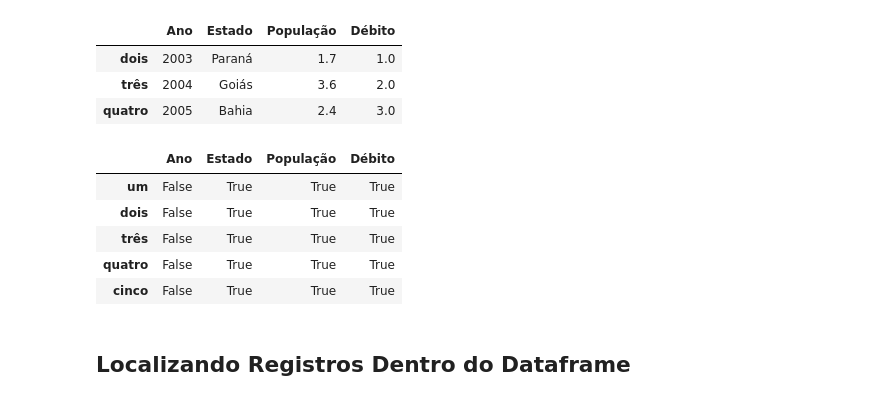
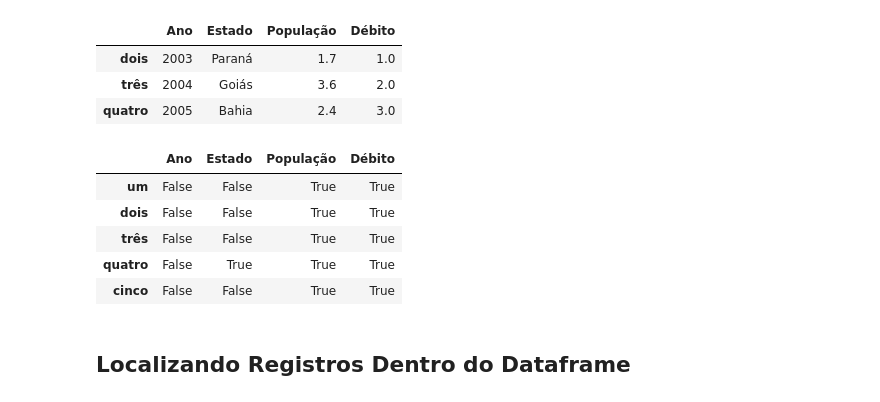
Before and after one commit to alcirmagalhaes/PythonFundamentos, a Jupyter notebook: Cap08/Notebooks/DSA-Python-Cap08-02-Pandas.ipynb, the cells around one changed output. Drawn from its saved outputs; the diff is of its cells as text; code cells hidden in the pictures.

```diff
--- a/Cap08/Notebooks/DSA-Python-Cap08-02-Pandas.ipynb
+++ b/Cap08/Notebooks/DSA-Python-Cap08-02-Pandas.ipynb
@@ -318,14 +318,14 @@ frame2['dois':'quatro']
 | três | 2004 | Goiás | 3.6 | 2.0 |
 | quatro | 2005 | Bahia | 2.4 | 3.0 |
 # %%
-frame2 < 5
+frame2.lt([5,'Ga',5,5])
 # %% [output]
 |  | Ano | Estado | População | Débito |
-| um | False | True | True | True |
-| dois | False | True | True | True |
-| três | False | True | True | True |
+| um | False | False | True | True |
+| dois | False | False | True | True |
+| três | False | False | True | True |
 | quatro | False | True | True | True |
-| cinco | False | True | True | True |
+| cinco | False | False | True | True |
 # %% [markdown]
 ## Localizando Registros Dentro do Dataframe
 # %%
```
Also changed, not shown: parts of 33 cells of this notebook.
